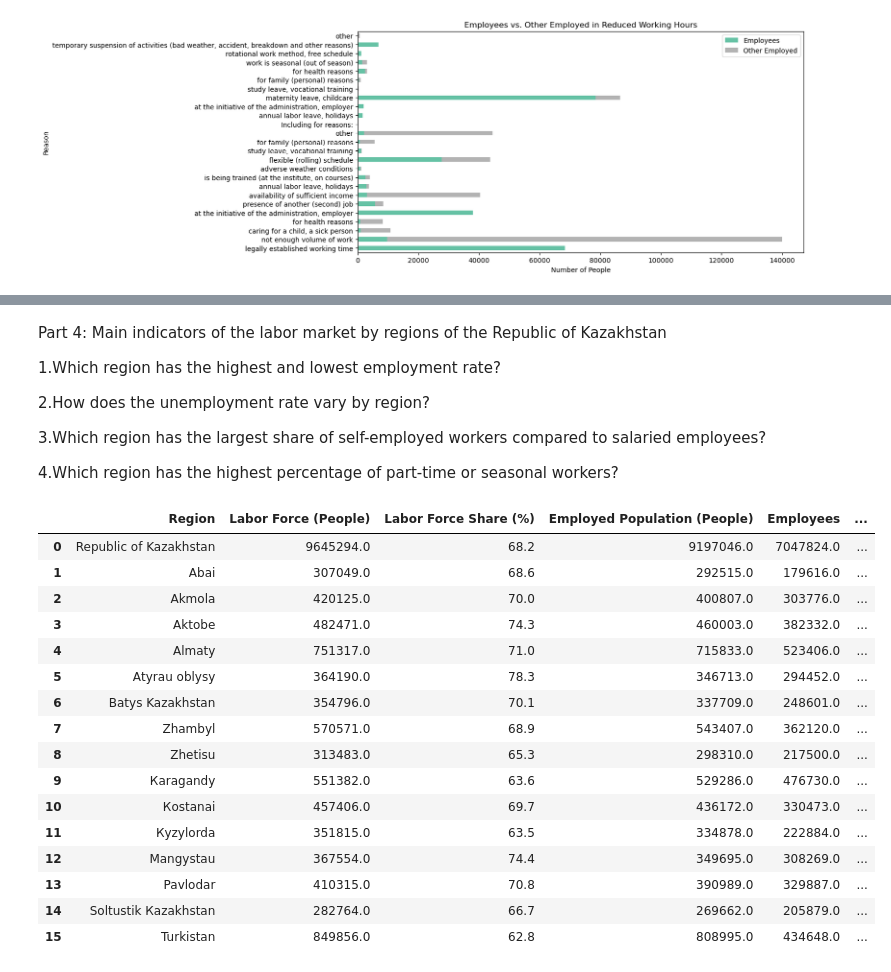
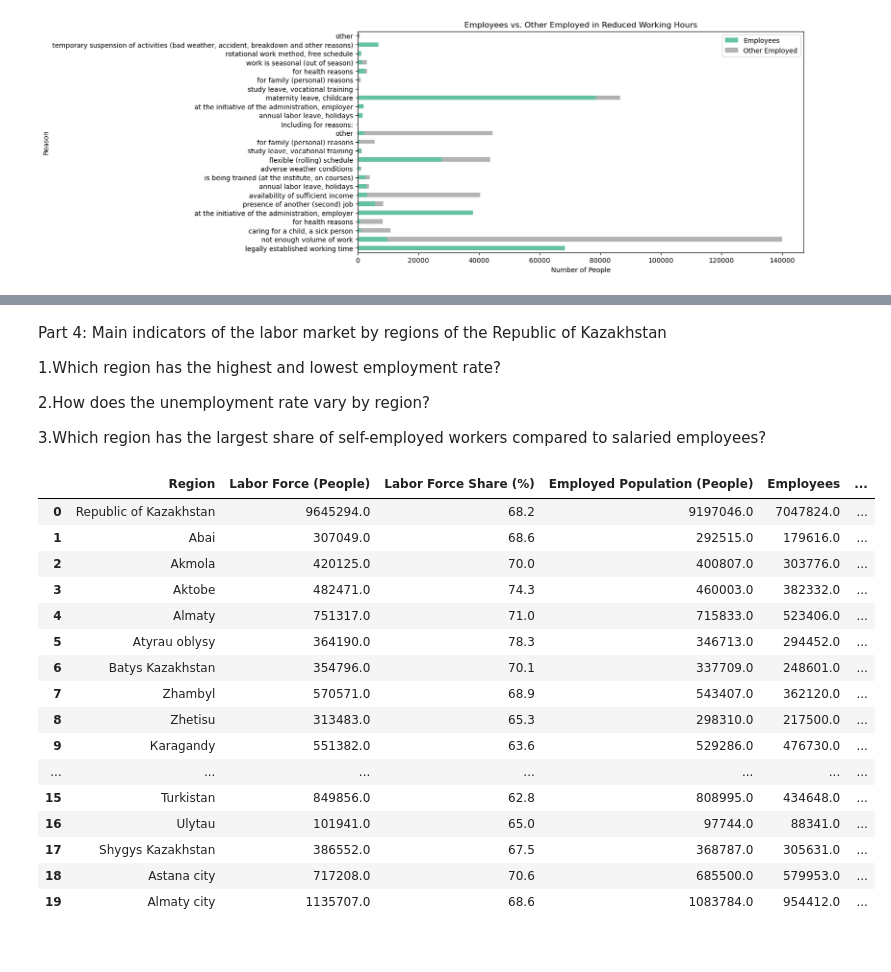
Before and after one commit to bochida/Economic-and-Employment-analysis-of-2024, a Jupyter notebook: python_analysis.ipynb, the cells around one changed output, grey strips where cells are left out. Drawn from its saved outputs; the diff is of its cells as text; code cells hidden in the pictures.

Commit message:
adding review of part 4

```diff
--- a/python_analysis.ipynb
+++ b/python_analysis.ipynb
@@ -620,49 +608,46 @@ Part 4: Main indicators of the labor market by regions of the Republic of Kazakh
 
 
 3.Which region has the largest share of self-employed workers compared to salaried employees?
-
-
-4.Which region has the highest percentage of part-time or seasonal workers?
 # %%
 file_path = "main_dataset_q4.xls"
 df_71 = pd.read_excel(file_path, sheet_name='7.1', skiprows=4)
 
 df_71.head(21)
 
 
 df_71.columns = [
     "Region",
     "Labor Force (People)",
     "Labor Force Share (%)",
     "Employed Population (People)",
     "Employees",
     "Self-Employed Workers",
     "Unemployed Population (People)",
     "Unemployment Rate (%)",
     "Youth Unemployment Rate (Aged 15-34) (%)",
     "Persons Not in Labor Force (People)",
     "Share of Persons Not in Labor Force (%)"
 ]
 
-df_71.head(16)
+df_71.head(20)
 # %% [output]
 |  | Region | Labor Force (People) | Labor Force Share (%) | Employed Population (People) | Employees | ... |
 | 0 | Republic of Kazakhstan | 9645294.0 | 68.2 | 9197046.0 | 7047824.0 | ... |
 | 1 | Abai | 307049.0 | 68.6 | 292515.0 | 179616.0 | ... |
 | 2 | Akmola | 420125.0 | 70.0 | 400807.0 | 303776.0 | ... |
 | 3 | Аktobе | 482471.0 | 74.3 | 460003.0 | 382332.0 | ... |
 | 4 | Аlmaty | 751317.0 | 71.0 | 715833.0 | 523406.0 | ... |
 | 5 | Аtyrau oblysy | 364190.0 | 78.3 | 346713.0 | 294452.0 | ... |
 | 6 | Batys Kazakhstan | 354796.0 | 70.1 | 337709.0 | 248601.0 | ... |
 | 7 | Zhambyl | 570571.0 | 68.9 | 543407.0 | 362120.0 | ... |
 | 8 | Zhetisu | 313483.0 | 65.3 | 298310.0 | 217500.0 | ... |
 | 9 | Кaragandy | 551382.0 | 63.6 | 529286.0 | 476730.0 | ... |
-| 10 | Коstanai | 457406.0 | 69.7 | 436172.0 | 330473.0 | ... |
-| 11 | Кyzylorda | 351815.0 | 63.5 | 334878.0 | 222884.0 | ... |
-| 12 | Мangystau | 367554.0 | 74.4 | 349695.0 | 308269.0 | ... |
-| 13 | Pavlodar | 410315.0 | 70.8 | 390989.0 | 329887.0 | ... |
-| 14 | Soltustik Кazakhstan | 282764.0 | 66.7 | 269662.0 | 205879.0 | ... |
+| ... | ... | ... | ... | ... | ... | ... |
 | 15 | Turkistan | 849856.0 | 62.8 | 808995.0 | 434648.0 | ... |
+| 16 | Ulytau | 101941.0 | 65.0 | 97744.0 | 88341.0 | ... |
+| 17 | Shygys Kazakhstan | 386552.0 | 67.5 | 368787.0 | 305631.0 | ... |
+| 18 | Astana city | 717208.0 | 70.6 | 685500.0 | 579953.0 | ... |
+| 19 | Almaty city | 1135707.0 | 68.6 | 1083784.0 | 954412.0 | ... |
 # %%
 df_71 = df_71.iloc[1:21].reset_index(drop=True)
 numeric_columns = df_71.columns[1:]
```
Also changed, not shown: parts of 7 cells of this notebook.
